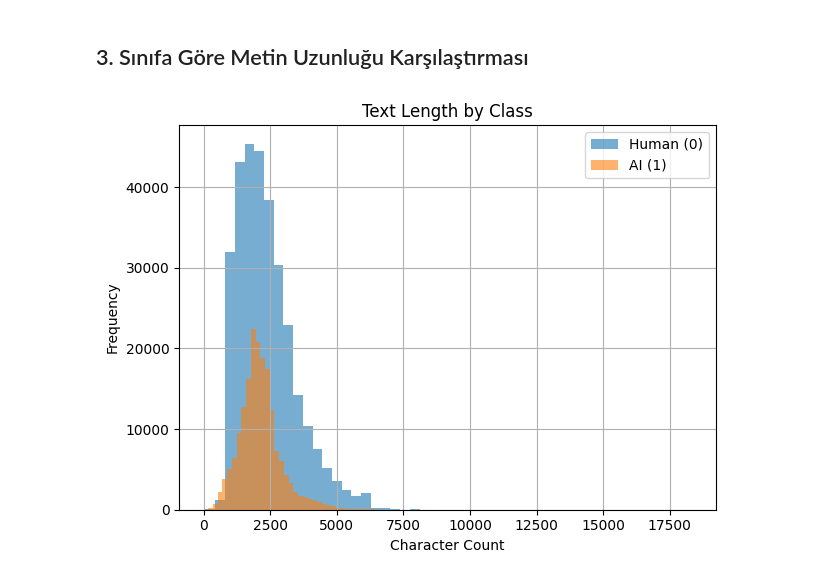
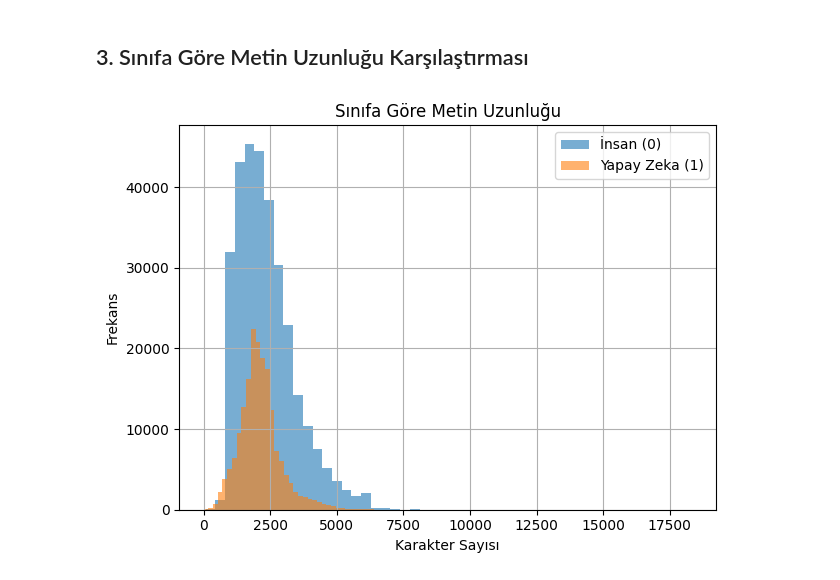
Before and after one commit to fzeynepgoren/nlp-ai-text-classifier, a Jupyter notebook: notebooks/exploration.ipynb, the cells around one changed output. Drawn from its saved outputs; the diff is of its cells as text; code cells hidden in the pictures.

```diff
--- a/notebooks/exploration.ipynb
+++ b/notebooks/exploration.ipynb
@@ -94,12 +94,12 @@ Name: length, dtype: float64
 ## 3. Sınıfa Göre Metin Uzunluğu Karşılaştırması
 # %%
 df.groupby('generated')['length'].hist(bins=50, alpha=0.6, legend=True)
-plt.title('Text Length by Class')
-plt.xlabel('Character Count')
-plt.ylabel('Frequency')
-plt.legend(['Human (0)', 'AI (1)'])
+plt.title('Sınıfa Göre Metin Uzunluğu')
+plt.xlabel('Karakter Sayısı')
+plt.ylabel('Frekans')
+plt.legend(['İnsan (0)', 'Yapay Zeka (1)'])
 plt.tight_layout()
 plt.savefig('../results/figures/text_length_by_class.png', dpi=150)
 plt.show()
 # %% [output]
-[figure, old version]
+[figure, new version]
```
Also changed, not shown: parts of 2 cells of this notebook, 8 other files.
